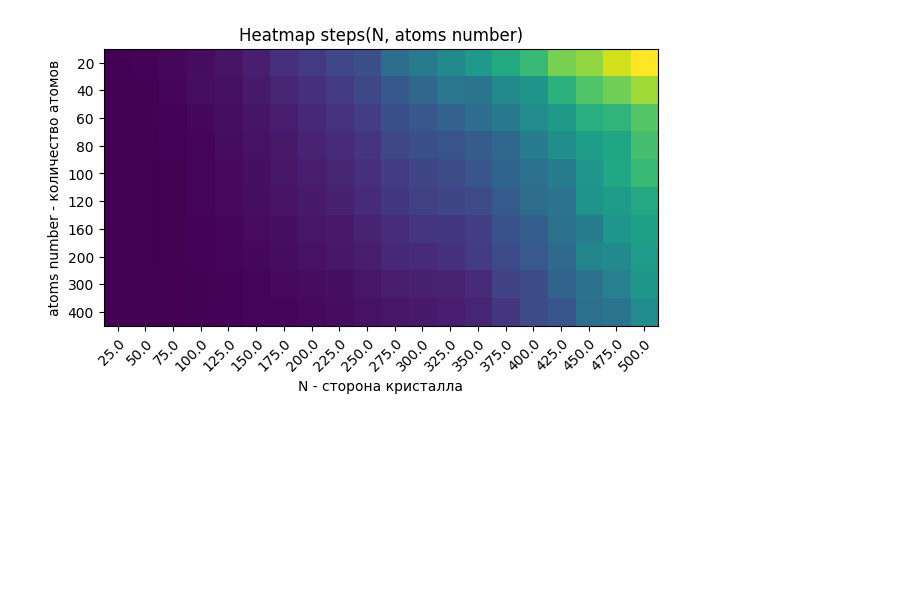
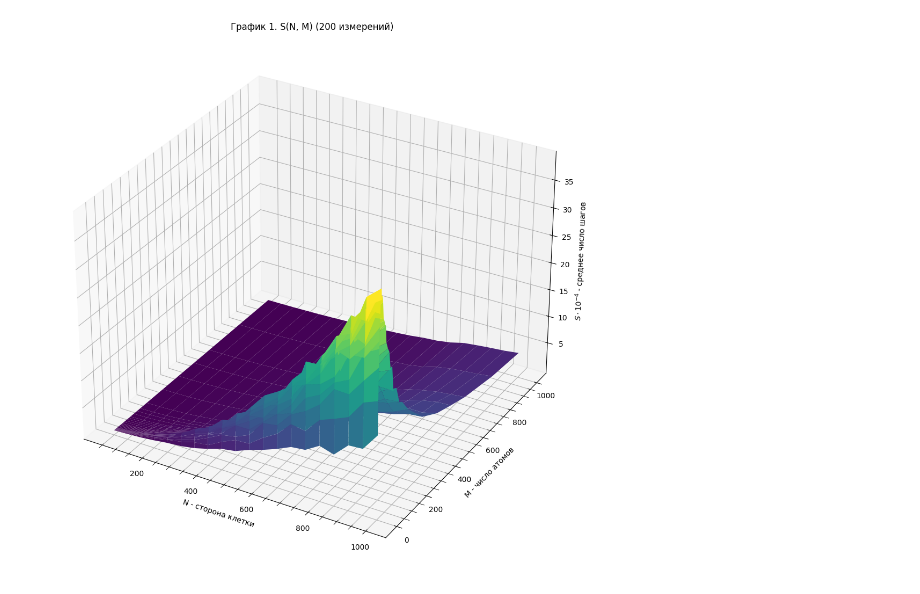
Before and after one commit to IvanKasyanov2004/C-1-term, a Jupyter notebook: lab3/2/graph_2.ipynb, the cells around one changed output. Cells and saved outputs as stored; diff of their text form; code cells hidden in the pictures; blank space fills up the shorter version.

```diff
--- a/lab3/2/graph_2.ipynb
+++ b/lab3/2/graph_2.ipynb
@@ -107,38 +0,0 @@ plt.legend()
-# %%
-import numpy as np
-import matplotlib
-import matplotlib as mpl
-import matplotlib.pyplot as plt
-
-vegetables = [20, 40, 60, 80,
-              100, 120, 160, 200, 300, 400]
-farmers = N1
-
-harvest = np.array([S2,
-                    S3,
-                    S4,
-                    S5,
-                    S6,
-                    S7,
-                    S8,
-                    S9,
-                    S10,
-                    S11])
-
-
-fig, ax = plt.subplots()
-im = ax.imshow(harvest)
-
-ax.set_xticks(np.arange(len(farmers)), labels=farmers)
-ax.set_yticks(np.arange(len(vegetables)), labels=vegetables)
-
-plt.setp(ax.get_xticklabels(), rotation=45, ha="right",
-         rotation_mode="anchor")
-
-ax.set_title("Heatmap steps(N, atoms number)")
-ax.set_xlabel("N - сторона кристалла")
-ax.set_ylabel("atoms number - количество атомов")
-fig.tight_layout()
-plt.show()
-# %% [output]
-[figure, removed]
@@ -144,0 +5,32 @@ plt.show()
+# %%
+N = []
+S = []
+
+with open("2_all.txt", 'r') as file:
+    for line in file:
+        N.append(float(line.split()[0]))
+        S.append(float(line.split()[1]))
+    N = np.array(N)
+    S = np.array(S)
+
+zgrid = S.reshape(35, 20)
+
+
+x = np.linspace(50, 1000, 20)
+y = np.array([1, 2, 3, 4, 5, 6, 7, 8, 9, 11, 13, 15, 17, 20, 25, 30, 35, 40, 45, 50, 60, 70, 80, 90, 100, 120, 140, 160, 200, 300, 400, 500, 600, 800, 1000])
+# %%
+fig = plt.figure(figsize=(13, 13))
+ax_3d = fig.add_subplot(projection='3d')
+
+xgrid, ygrid = np.meshgrid(x, y)
+
+ax_3d.plot_surface(xgrid, ygrid, zgrid / 10000, cmap = 'viridis')
+ax_3d.set_xlabel("N - сторона клетки")
+ax_3d.set_ylabel("M - число атомов")
+ax_3d.set_zlabel(r"$S \cdot 10^{-4}$ - среднее число шагов")
+ax_3d.set_title("График 1. S(N, M) (200 измерений)")
+plt.grid(True)
+plt.minorticks_on()
+plt.grid(which = 'minor', alpha = 0.2)
+# %% [output]
+[figure, added]
```
Also changed, not shown: parts of 4 cells of this notebook, 10 other files.
